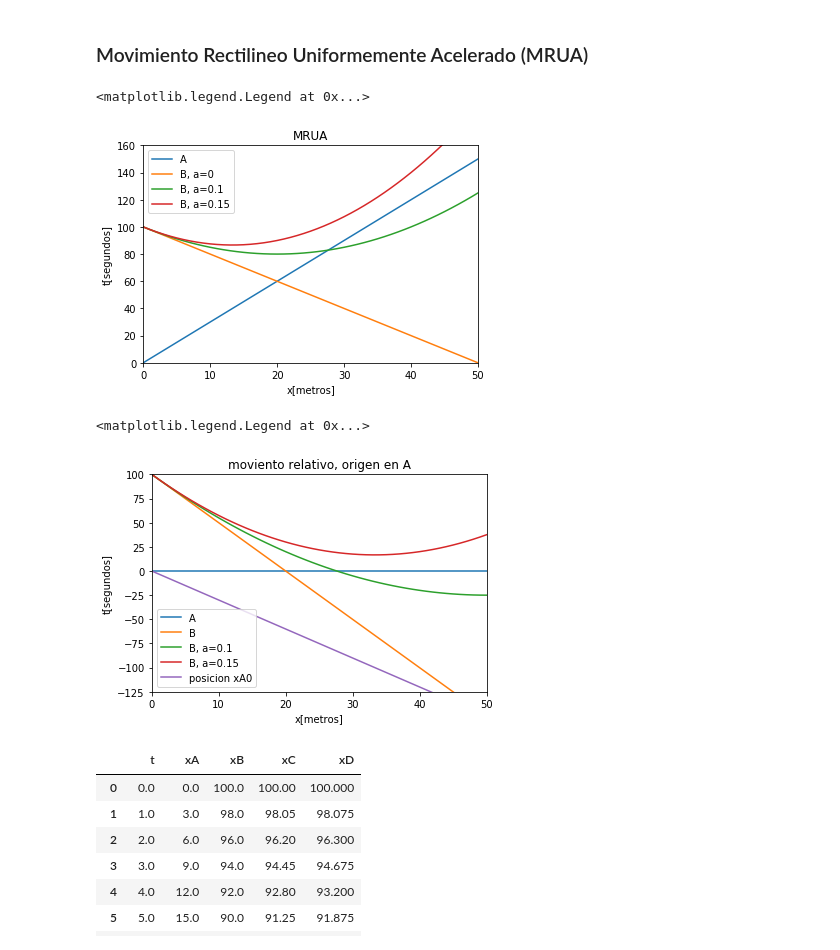
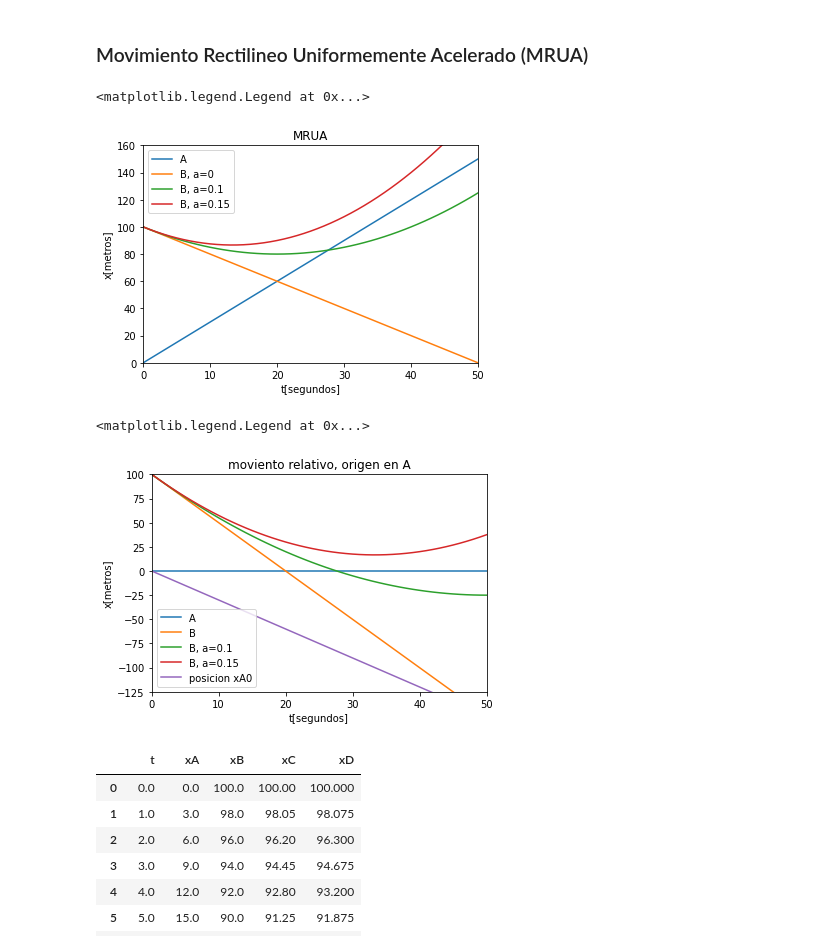
Before and after one commit to pahlen/simulaciones, a Jupyter notebook: Cinematica1.ipynb, the cells around one changed output. Saved outputs shown, nothing was run; the diff lists cells and outputs as text; code cells hidden in the pictures.

```diff
--- a/Cinematica1.ipynb
+++ b/Cinematica1.ipynb
@@ -125,40 +125,40 @@ plt.plot(tlin,xlinD,label="B, a=0.15")
 #forma alternativa
 #plt.plot(tlin,fAx(tlin))
 #plt.plot(tlin,fBx(tlin))
-plt.xlabel("x[metros]")
-plt.ylabel("t[segundos]")
+plt.ylabel("x[metros]")
+plt.xlabel("t[segundos]")
 
 plt.xlim(0,50)
 plt.ylim(0,160)
 plt.legend()
 # %% [output]
 <matplotlib.legend.Legend at 0x...>
-[figure, old version]
+[figure, new version]
 # %%
 #movimiento relativo.
 #Definir coordinadas de posicion relativa con respecto a A.
 #en este sistema A esta' quieto (con origen en A), el terreno se mueve con respecto a A.
 plt.title("moviento relativo, origen en A")
 xterreno=-xlinA
 xAA=xlinA-xlinA
 xBA=xlinB-xlinA
 xCA=xlinC-xlinA
 xDA=xlinD-xlinA
 plt.plot(tlin,xAA,label="A")
 plt.plot(tlin,xBA,label="B")
 plt.plot(tlin,xCA,label="B, a=0.1")
 plt.plot(tlin,xDA,label="B, a=0.15")
 plt.plot(tlin,xterreno,label="posicion xA0")
 
-plt.xlabel("x[metros]")
-plt.ylabel("t[segundos]")
+plt.ylabel("x[metros]")
+plt.xlabel("t[segundos]")
 
 plt.xlim(0,50)
 plt.ylim(-125,100)
 plt.legend()
 # %% [output]
 <matplotlib.legend.Legend at 0x...>
-[figure, old version]
+[figure, new version]
 # %%
 #import pandas as pd
 # libreria cargada arriba
```
Also changed, not shown: parts of 7 cells of this notebook.
